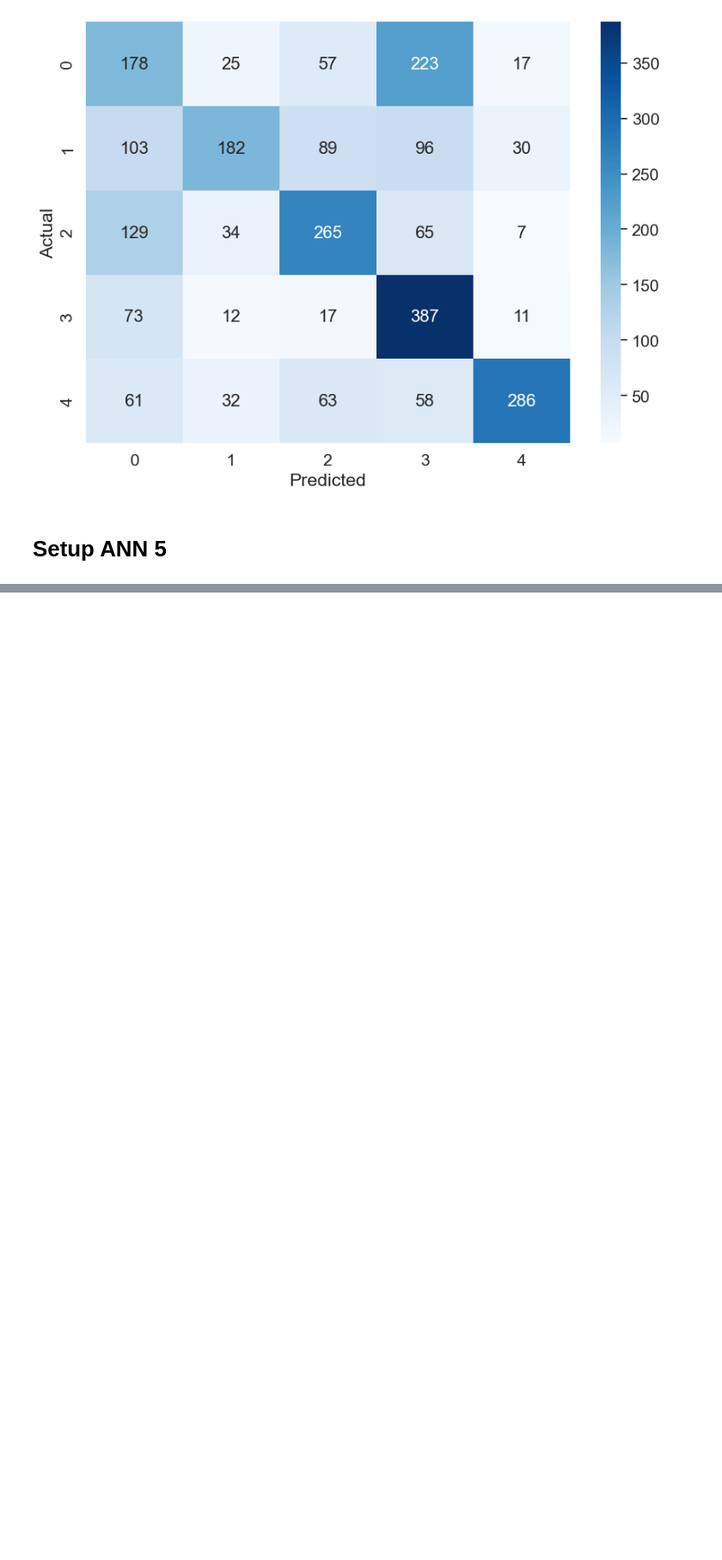
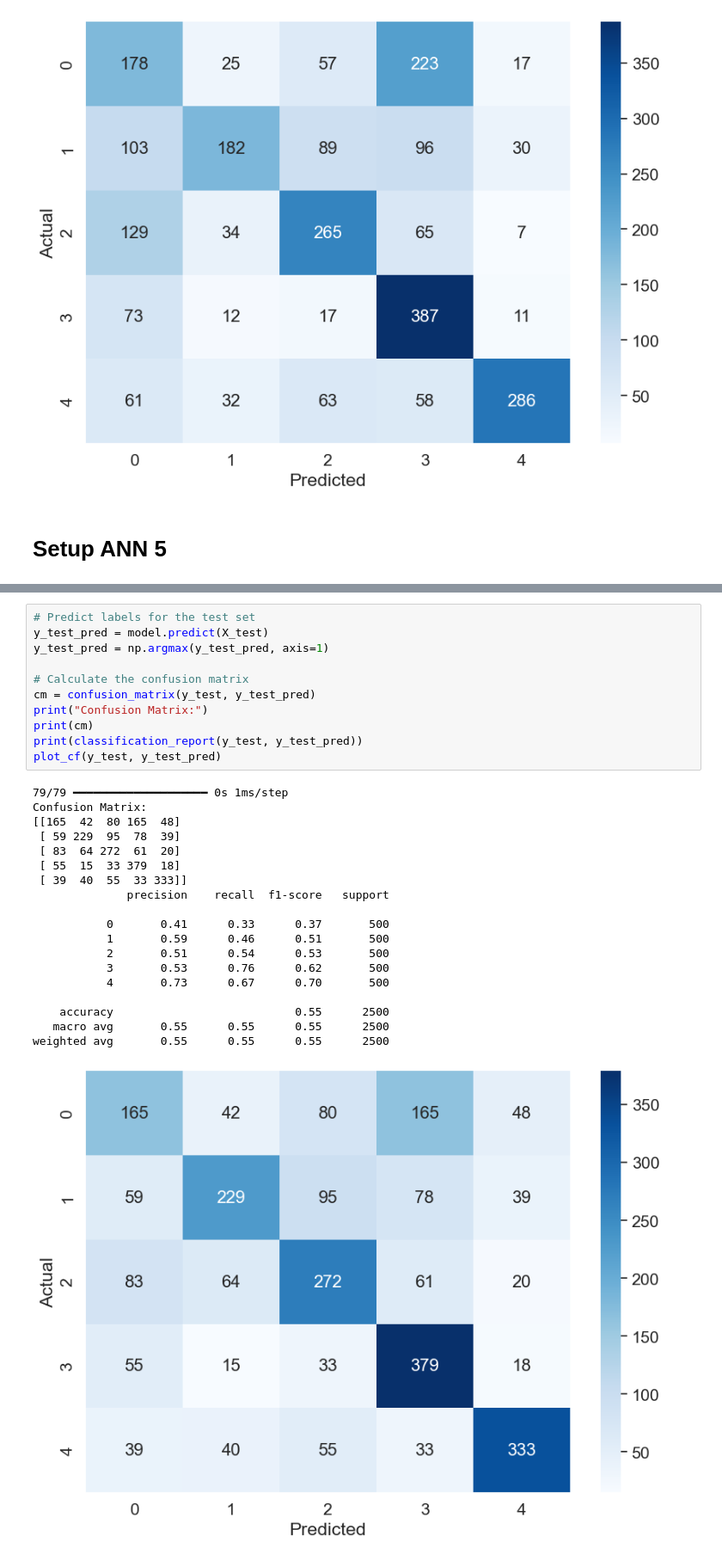
Before and after one commit to Harito97/AnimalClassifier, a Jupyter notebook: ann/ann.ipynb, the cells around one changed output, grey strips where cells are left out. Shown at 86% size. Drawn from its saved outputs; the diff is of its cells as text; blank space fills up the shorter version.

```diff
--- a/ann/ann.ipynb
+++ b/ann/ann.ipynb
@@ -565,0 +638,31 @@ weighted avg       0.56      0.52      0.52      2500
+# %%
+# Predict labels for the test set
+y_test_pred = model.predict(X_test)
+y_test_pred = np.argmax(y_test_pred, axis=1)
+
+# Calculate the confusion matrix
+cm = confusion_matrix(y_test, y_test_pred)
+print("Confusion Matrix:")
+print(cm)
+print(classification_report(y_test, y_test_pred))
+plot_cf(y_test, y_test_pred)
+# %% [output]
+79/79 ━━━━━━━━━━━━━━━━━━━━ 0s 1ms/step
+Confusion Matrix:
+[[165  42  80 165  48]
+ [ 59 229  95  78  39]
+ [ 83  64 272  61  20]
+ [ 55  15  33 379  18]
+ [ 39  40  55  33 333]]
+              precision    recall  f1-score   support
+
+           0       0.41      0.33      0.37       500
+           1       0.59      0.46      0.51       500
+           2       0.51      0.54      0.53       500
+           3       0.53      0.76      0.62       500
+           4       0.73      0.67      0.70       500
+
+    accuracy                           0.55      2500
+   macro avg       0.55      0.55      0.55      2500
+weighted avg       0.55      0.55      0.55      2500
+[figure, added]
```
Also changed, not shown: parts of 18 cells of this notebook, 5 other files.
